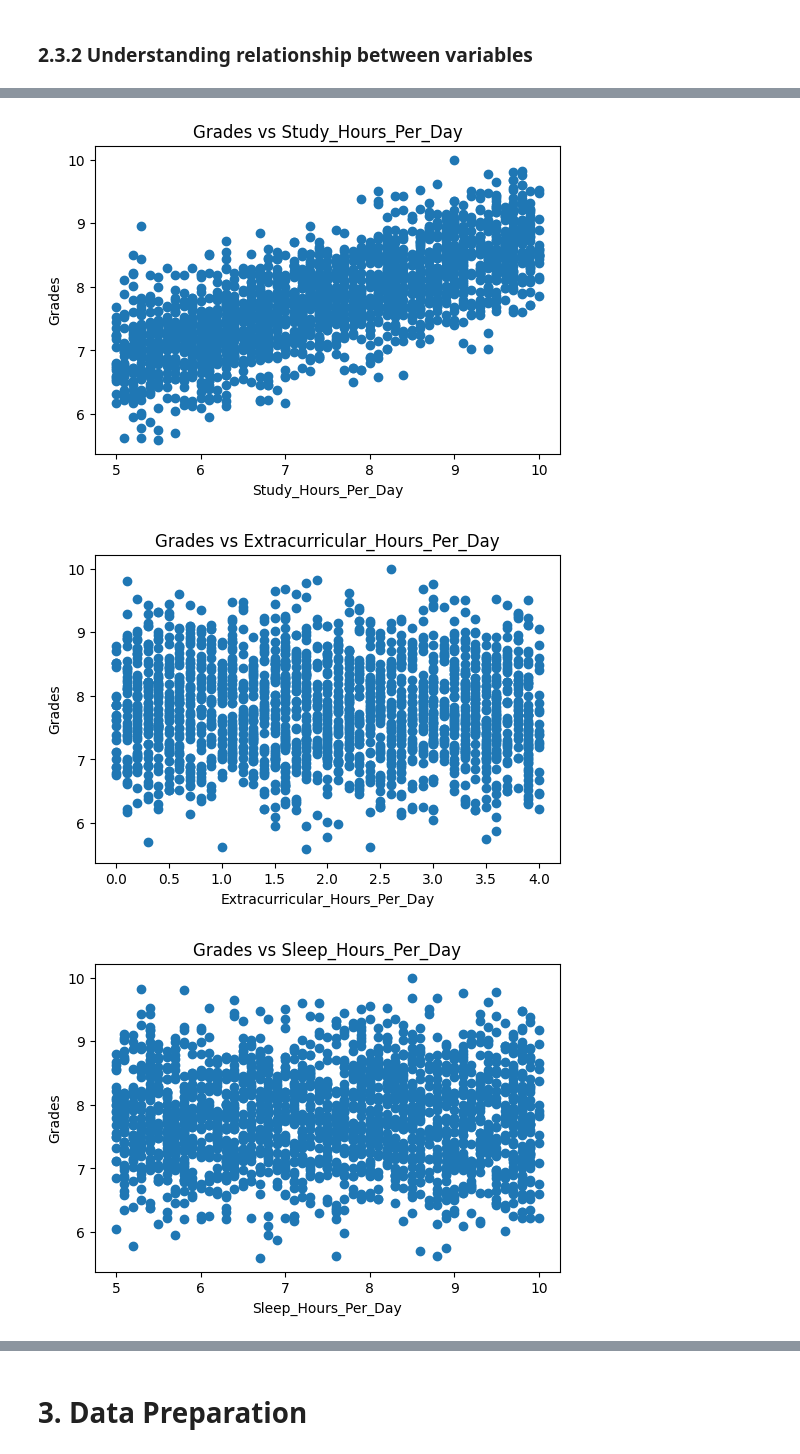
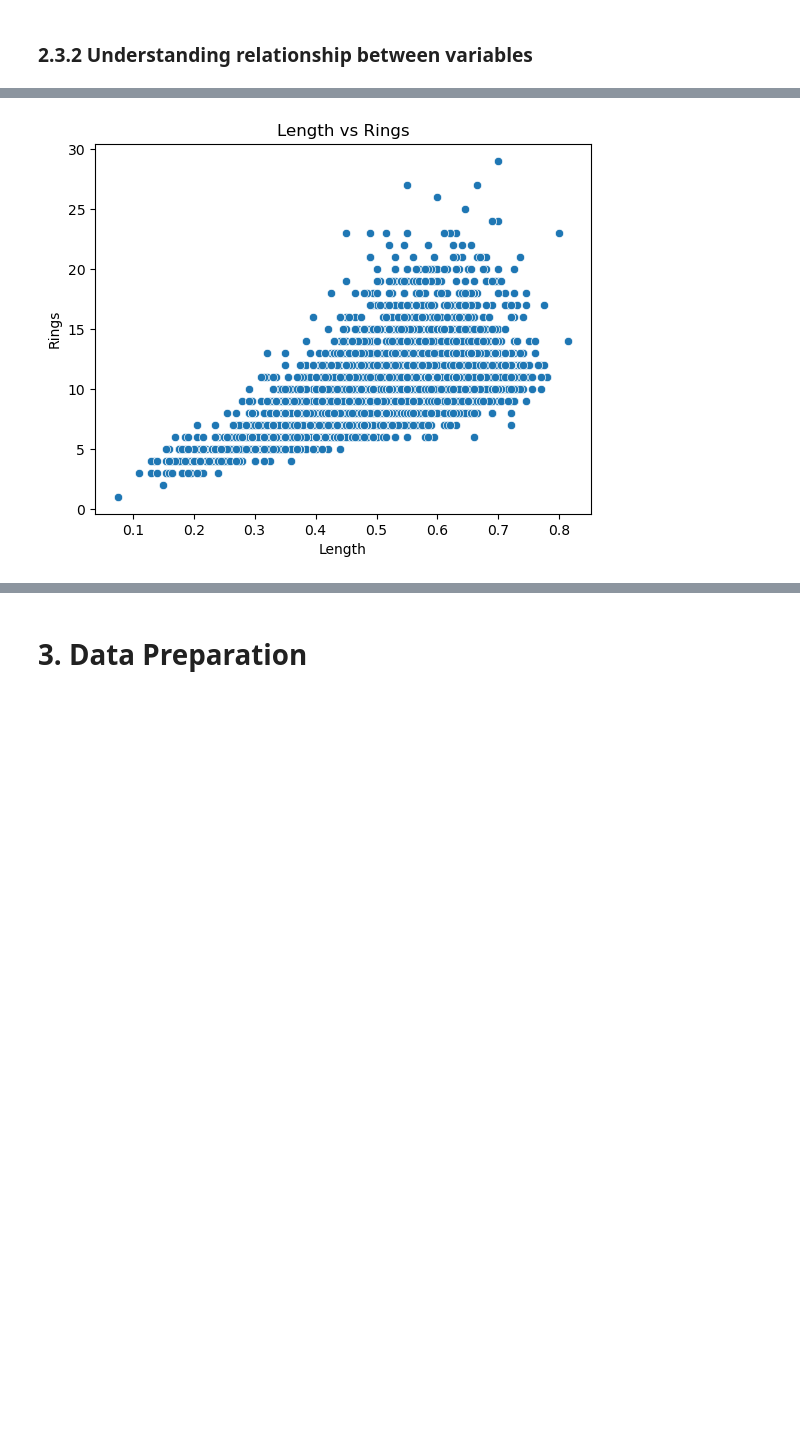
Before and after one commit to thiri-wah/mldp_project, a Jupyter notebook: MLDP Program Codes Submission Template (1).ipynb, the cells around one changed output, grey strips where cells are left out. Drawn from its saved outputs; the diff is of its cells as text; code cells hidden in the pictures; blank space fills up the shorter version.

```diff
--- a/MLDP Program Codes Submission Template (1).ipynb
+++ b/MLDP Program Codes Submission Template (1).ipynb
@@ -44,7 +45,8 @@ Goal: ?
 ## 2.1 Load dataset
 # %%
 ## Read *.csv file into pandas DataFrame
-FILE_PATH = "student_lifestyle_dataset..csv"
+FILE_PATH  = "abalone.data"
 df = pd.read_csv(FILE_PATH)
+df.columns = ['Sex', 'Length', 'Diameter', 'Height', 'Whole weight', 'Shucked weight', 'Viscera weight', 'Shell weight', 'Rings']
 df
 # %% [output]
@@ -297,13 +309,7 @@ Name: proportion, dtype: float64
 # %%
 ## Understanding relationship between variables
-for col in num_cols:
-    plt.figure(figsize=(6,4))
-    plt.scatter(df[col], df["Grades"])
-    plt.xlabel(col)
-    plt.ylabel("Grades")
-    plt.title(f"Grades vs {col}")
-    plt.show()
+sns.scatterplot(x=df["Length"], y=df["Rings"])
+plt.title("Length vs Rings")
+plt.show()
 # %% [output]
-[figure, old version]
+[figure, new version]
-[figure, removed]
-[figure, removed]
```
Also changed, not shown: parts of 76 cells of this notebook, 2 other files.
